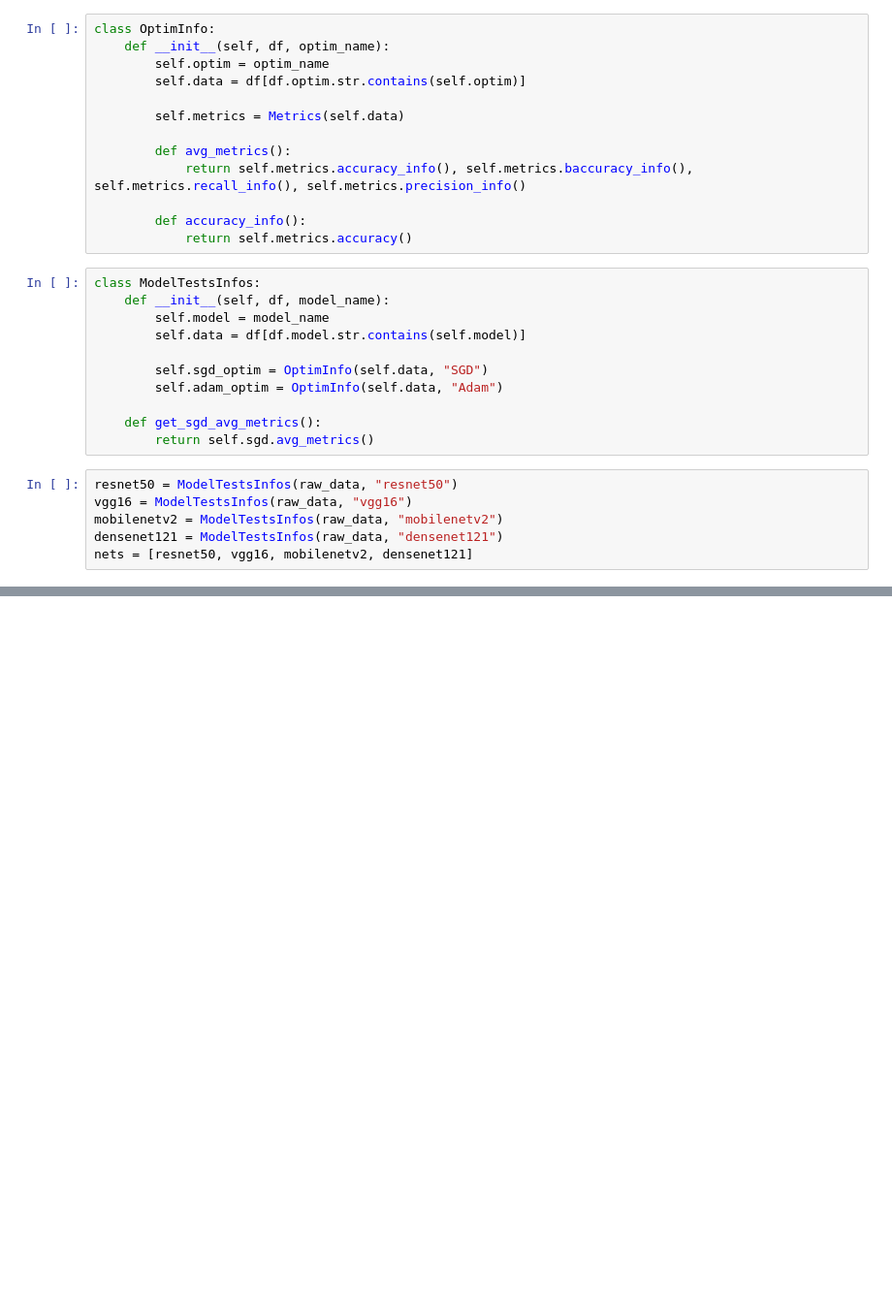
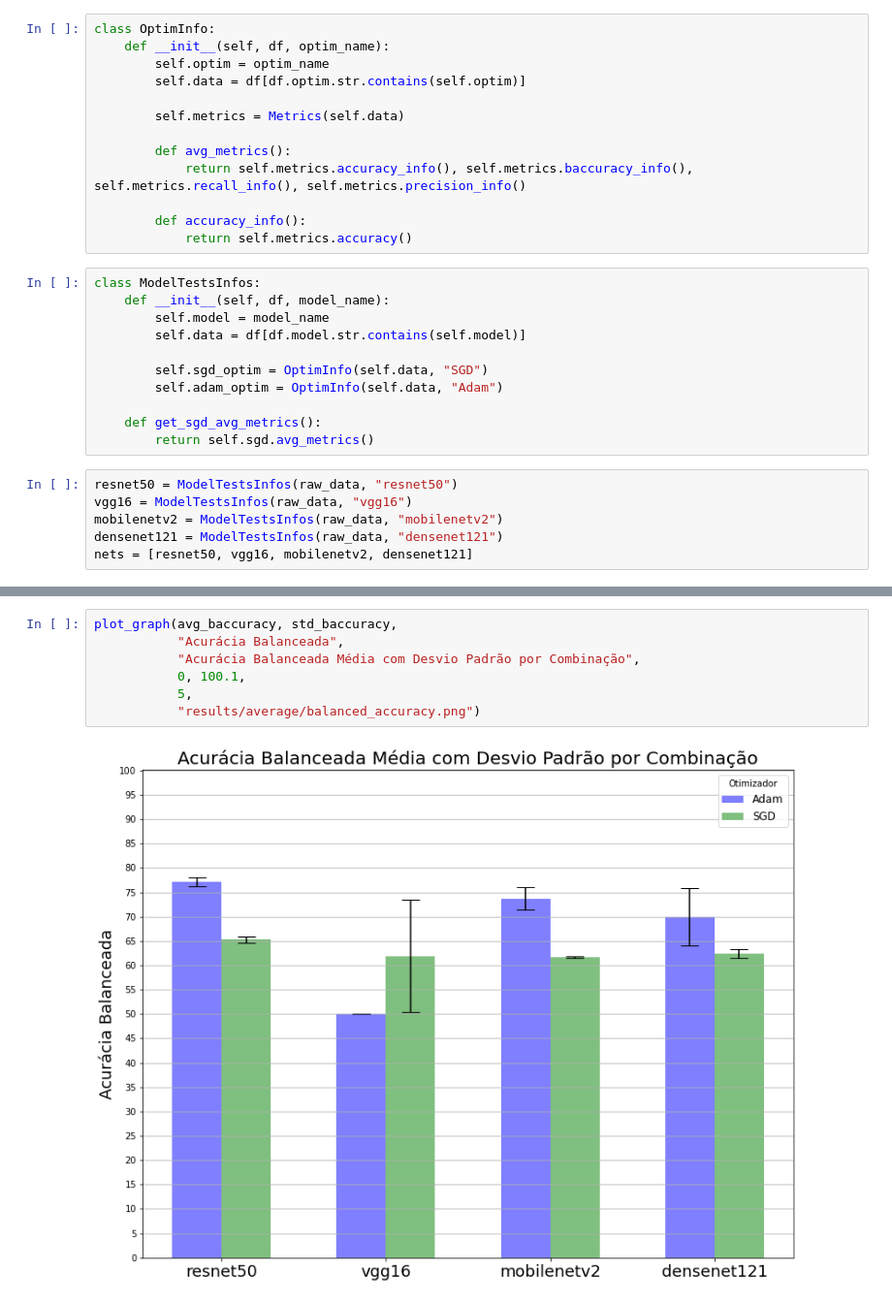
Before and after one commit to beamaia/ic-neural-networks-sensitivity-analysis-bb, a Jupyter notebook: cnn/results_analysis.ipynb, the cells around one changed output, grey strips where cells are left out. Shown at 97% size. Saved outputs shown, nothing was run; the diff lists cells and outputs as text; blank space fills up the shorter version.

```diff
--- a/cnn/results_analysis.ipynb
+++ b/cnn/results_analysis.ipynb
@@ -150,0 +249,9 @@ densenet121
+# %%
+plot_graph(avg_baccuracy, std_baccuracy,
+           "Acurácia Balanceada",
+           "Acurácia Balanceada Média com Desvio Padrão por Combinação",
+           0, 100.1,
+           5,
+           "results/average/balanced_accuracy.png")
+# %% [output]
+[figure, added]
```
Also changed, not shown: parts of 19 cells of this notebook, 4 other files.
